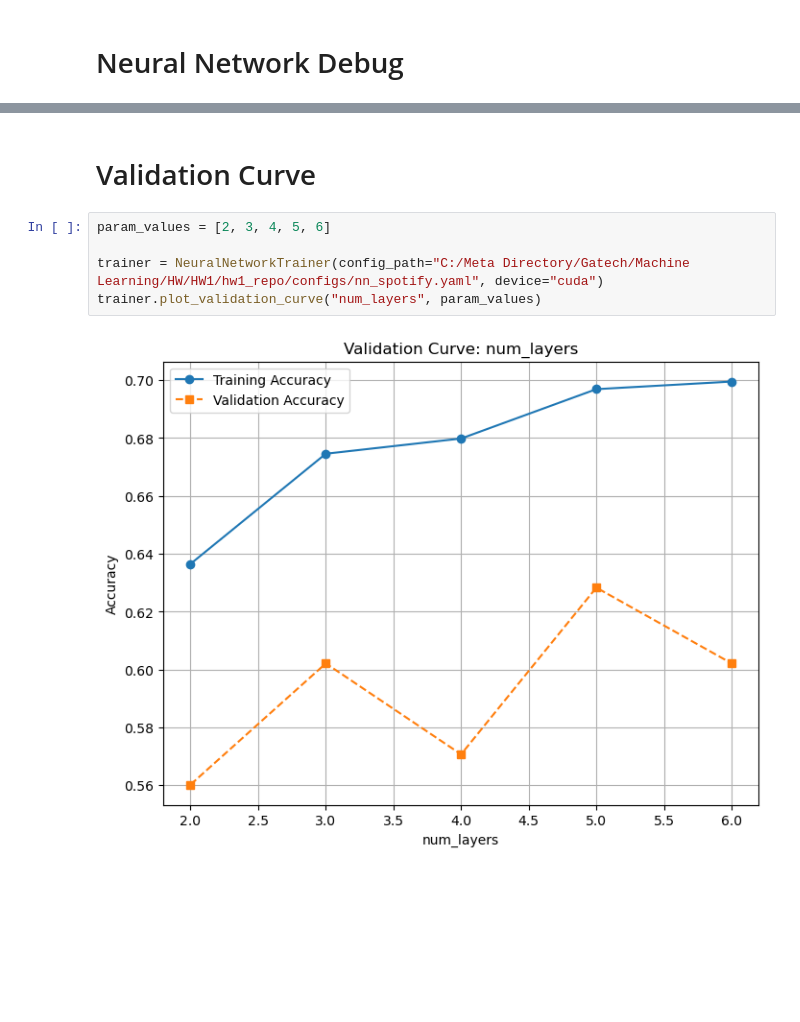
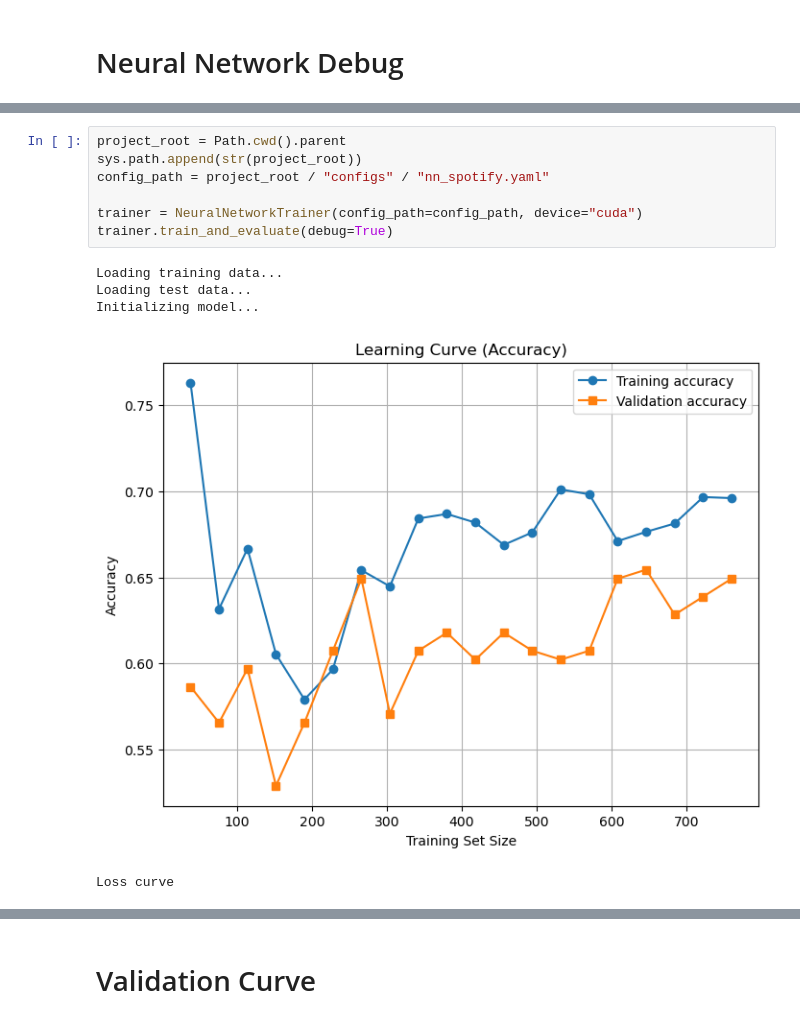
Before and after one commit to JohhnnyKeepWalking985/ML-HW1, a Jupyter notebook: src/spotify_experiment.ipynb, the cells around one changed output, grey strips where cells are left out. Saved outputs shown, nothing was run; the diff lists cells and outputs as text; blank space fills up the shorter version.

```diff
--- a/src/spotify_experiment.ipynb
+++ b/src/spotify_experiment.ipynb
@@ -135,0 +135,13 @@ Loss curve
+# %%
+project_root = Path.cwd().parent
+sys.path.append(str(project_root))
+config_path = project_root / "configs" / "nn_spotify.yaml"
+
+trainer = NeuralNetworkTrainer(config_path=config_path, device="cuda")
+trainer.train_and_evaluate(debug=True)
+# %% [output]
+Loading training data...
+Loading test data...
+Initializing model...
+[figure, added]
+Loss curve
@@ -136,9 +149,2 @@ Loss curve
 # %% [markdown]
 # Validation Curve
-# %%
-param_values = [2, 3, 4, 5, 6]
-
-trainer = NeuralNetworkTrainer(config_path="C:/Meta Directory/Gatech/Machine Learning/HW/HW1/hw1_repo/configs/nn_spotify.yaml", device="cuda")
-trainer.plot_validation_curve("num_layers", param_values)
-# %% [output]
-[figure, removed]
```
Also changed, not shown: parts of 9 cells of this notebook, 30 other files.
